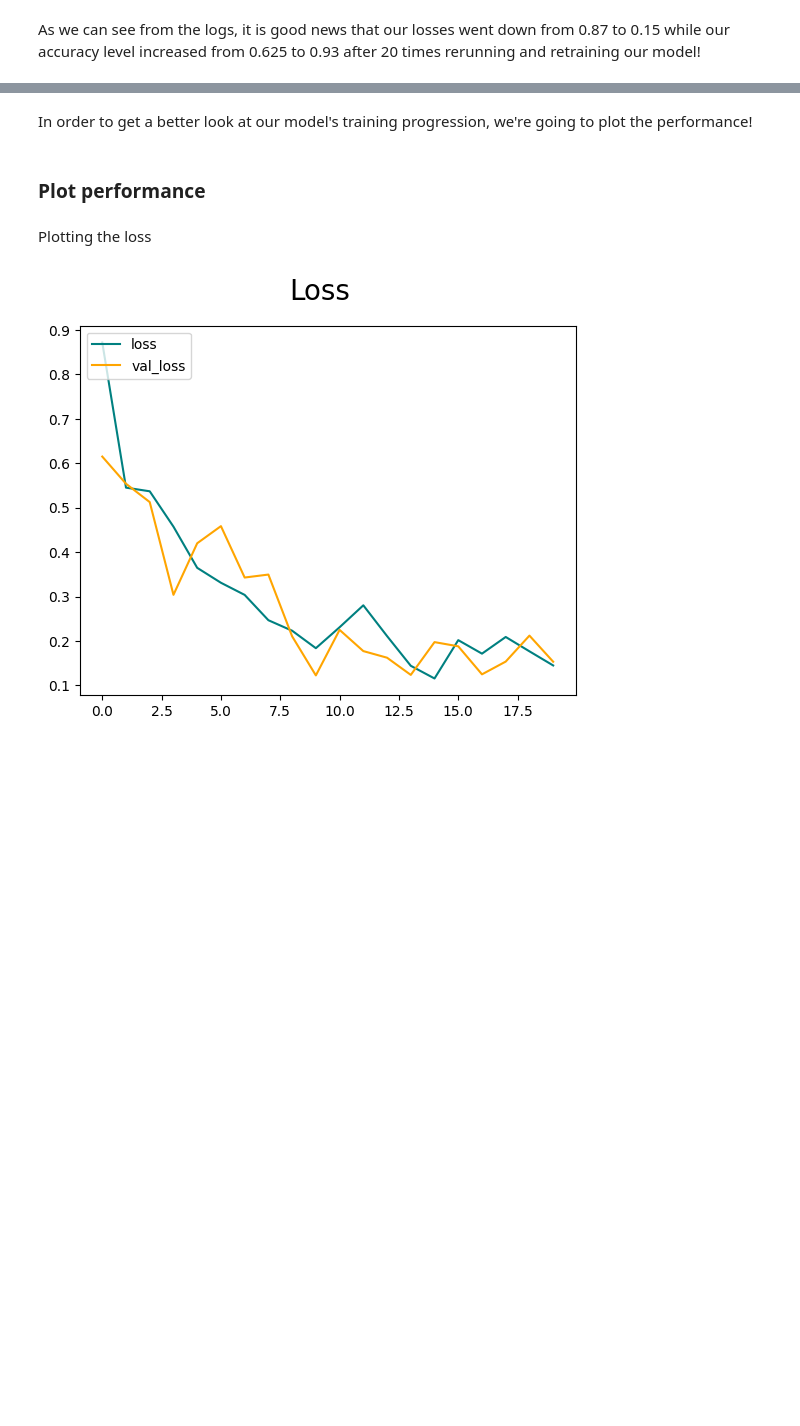
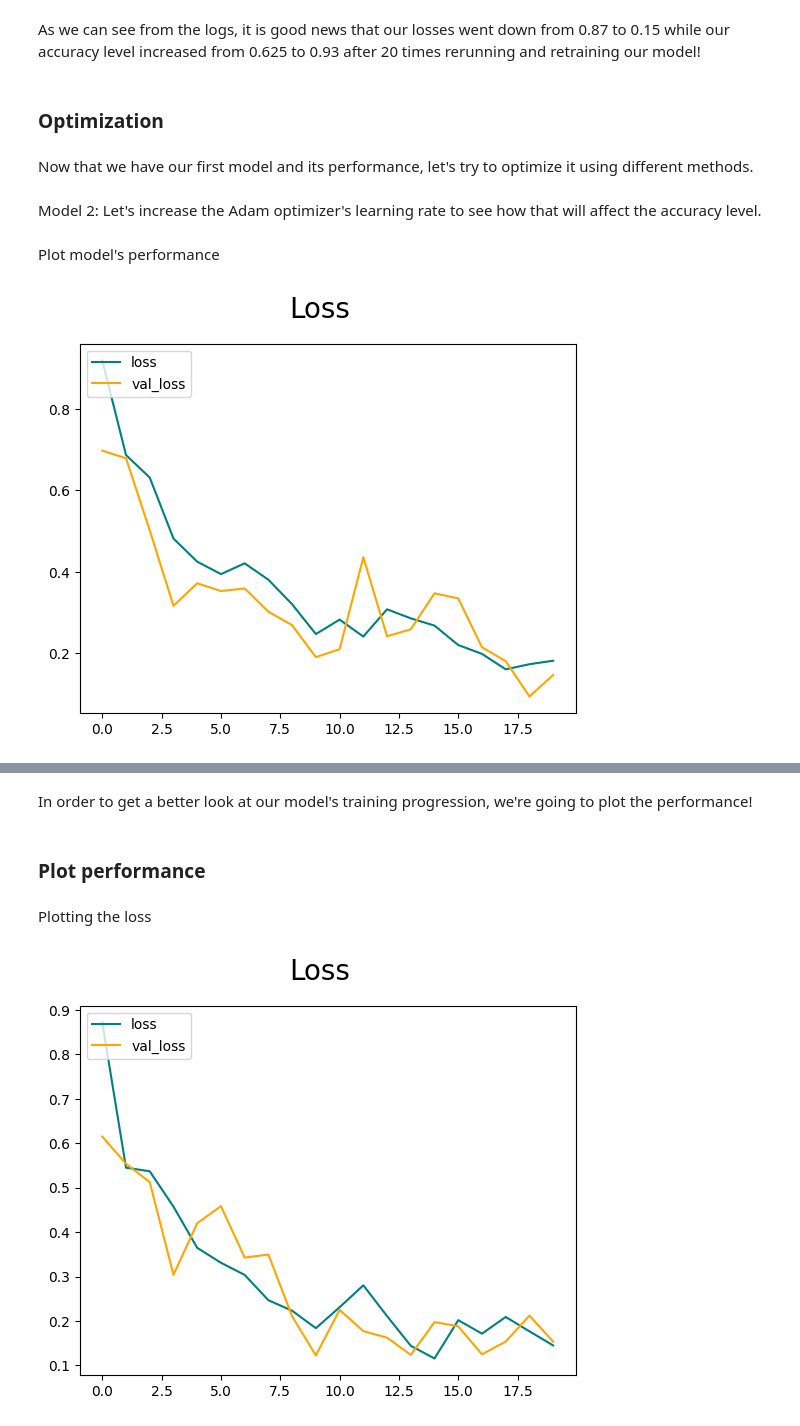
Before and after one commit to klam912/banana_ripeness_classification, a Jupyter notebook: code/analysis.ipynb, the cells around one changed output, grey strips where cells are left out. Drawn from its saved outputs; the diff is of its cells as text; code cells hidden in the pictures; blank space fills up the shorter version.

Commit message:
in progress in optimization

```diff
--- a/code/analysis.ipynb
+++ b/code/analysis.ipynb
@@ -236,2 +211,41 @@ Epoch 4/20
 # %% [markdown]
 As we can see from the logs, it is good news that our losses went down from 0.87 to 0.15 while our accuracy level increased from 0.625 to 0.93 after 20 times rerunning and retraining our model!
+# %% [markdown]
+### Optimization
+# %% [markdown]
+Now that we have our first model and its performance, let's try to optimize it using different methods.
+# %% [markdown]
+Model 2: Let's increase the Adam optimizer's learning rate to see how that will affect the accuracy level.
+# %%
+from tensorflow.keras.models import Sequential
+from tensorflow.keras.layers import Conv2D, MaxPooling2D, Dense, Flatten
+
+model2 = Sequential()
+model2.add(Conv2D(16, (3,3), 1, activation = 'relu', input_shape=(256,256,3)))
+model2.add(MaxPooling2D())
+
+model2.add(Conv2D(32, (3,3), 1, activation = 'relu'))
+model2.add(MaxPooling2D())
+
+model2.add(Conv2D(16, (3,3), 1, activation = 'relu'))
+model2.add(MaxPooling2D())
+
+model2.add(Flatten())
+model2.add(Dense(256, activation='relu'))
+model2.add(Dense(1,activation='sigmoid'))
+# Compile
+from tensorflow.keras.optimizers import Adam
+optimizer_2 = Adam(learning_rate = 0.01) # change the learning rate
+model2.compile('adam', loss=tf.losses.BinaryCrossentropy(), metrics=['accuracy'])
+hist = model2.fit(train, epochs=20,validation_data=validation, callbacks=[tensorboard_callback])
+# %% [markdown]
+Plot model's performance
+# %%
+fig = plt.figure()
+plt.plot(hist.history['loss'], color = 'teal', label = 'loss')
+plt.plot(hist.history['val_loss'], color = 'orange', label='val_loss')
+plt.suptitle('Loss', fontsize=20)
+plt.legend(loc='upper left')
+plt.show()
+# %% [output]
+[figure, added]
```
Also changed, not shown: parts of 34 cells of this notebook.
